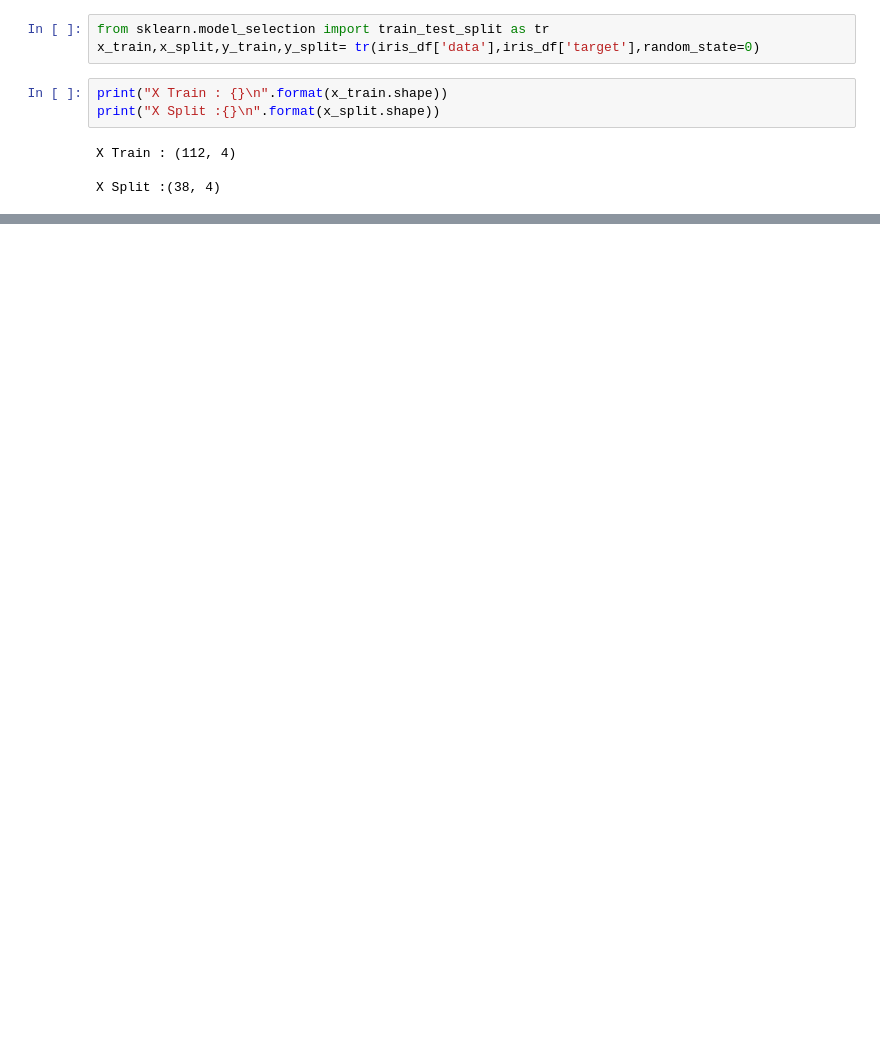
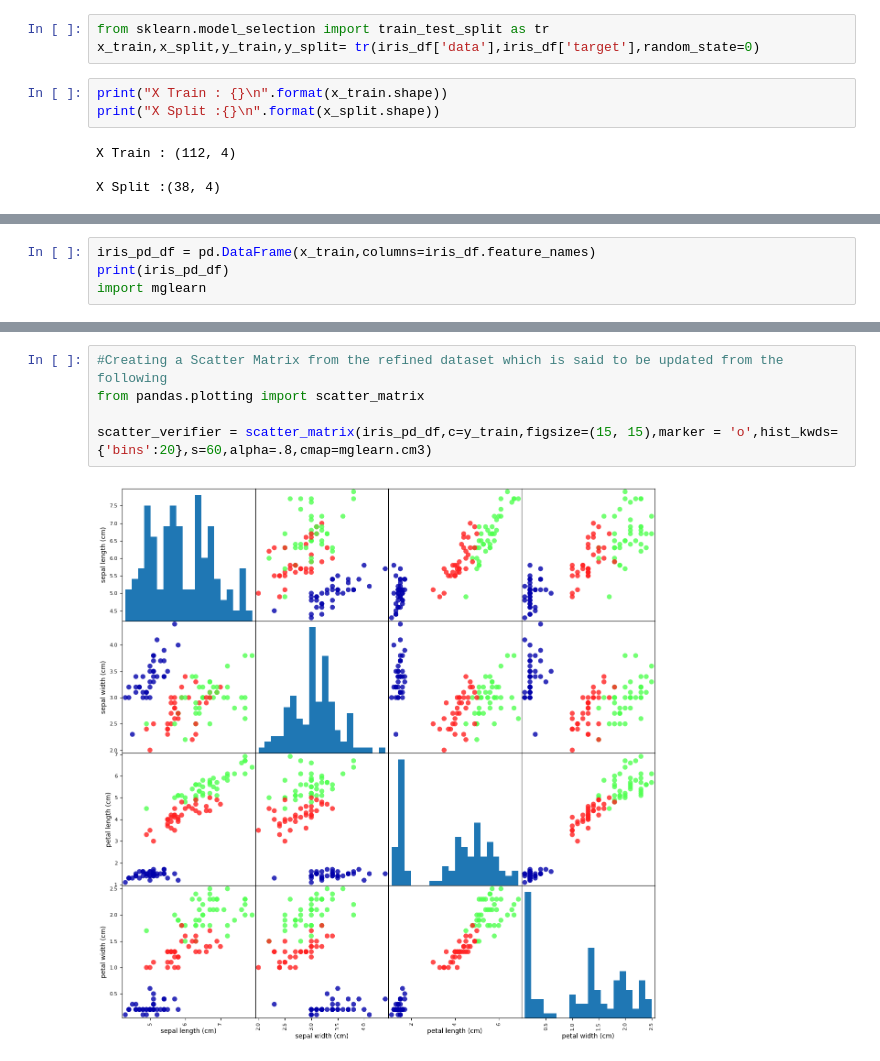
Before and after one commit to Giridharan143/competitive-programming-og, a Jupyter notebook: Machine Learning/sample_learnig.ipynb, the cells around one changed output, grey strips where cells are left out. Cells and saved outputs as stored; diff of their text form; blank space fills up the shorter version.

Commit message:
worked till page no 34 - scatter matrix in this commit part

```diff
--- a/Machine Learning/sample_learnig.ipynb
+++ b/Machine Learning/sample_learnig.ipynb
@@ -28,0 +51,4 @@ X Split :(38, 4)
+# %%
+iris_pd_df = pd.DataFrame(x_train,columns=iris_df.feature_names)
+print(iris_pd_df)
+import mglearn
@@ -28,0 +70,7 @@ X Split :(38, 4)
+# %%
+#Creating a Scatter Matrix from the refined dataset which is said to be updated from the following
+from pandas.plotting import scatter_matrix
+
+scatter_verifier = scatter_matrix(iris_pd_df,c=y_train,figsize=(15, 15),marker = 'o',hist_kwds={'bins':20},s=60,alpha=.8,cmap=mglearn.cm3)
+# %% [output]
+[figure, added]
```
Also changed, not shown: parts of 7 cells of this notebook.
